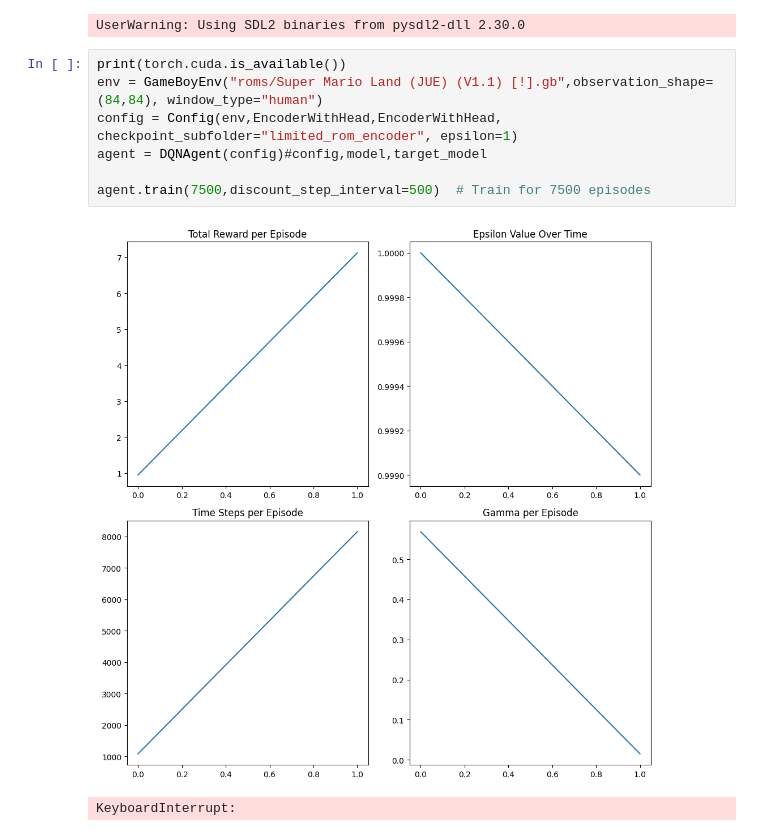
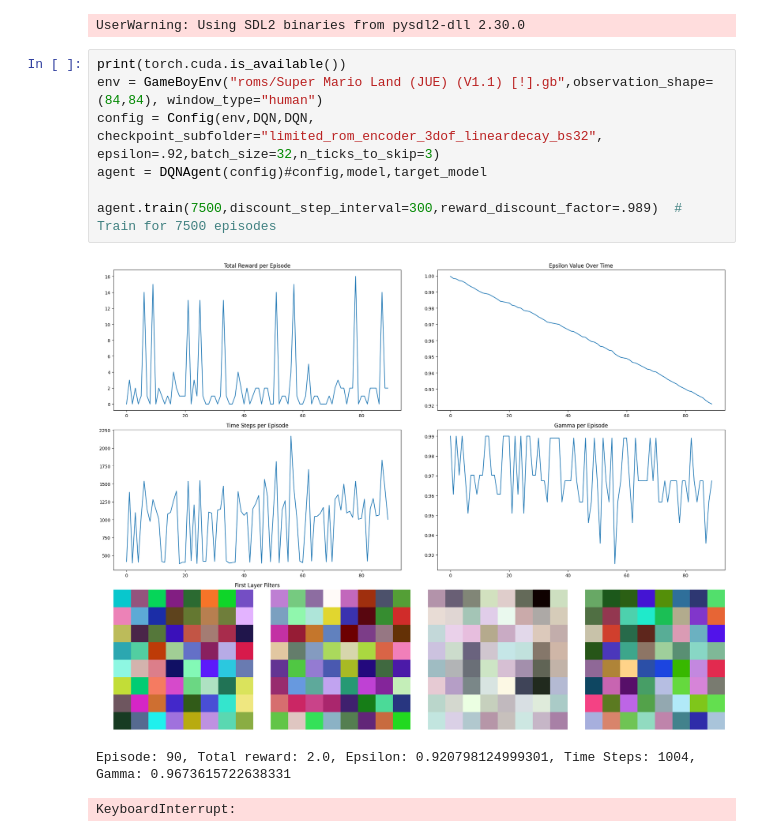
Before and after one commit to oliverkristianfritsche/SuperMarioRL, a Jupyter notebook: run_dqn.ipynb, the cells around one changed output. Cells and saved outputs as stored; diff of their text form.

```diff
--- a/run_dqn.ipynb
+++ b/run_dqn.ipynb
@@ -13,10 +13,11 @@ UserWarning: Using SDL2 binaries from pysdl2-dll 2.30.0
 # %%
 print(torch.cuda.is_available())
 env = GameBoyEnv("roms/Super Mario Land (JUE) (V1.1) [!].gb",observation_shape=(84,84), window_type="human")
-config = Config(env,EncoderWithHead,EncoderWithHead, checkpoint_subfolder="limited_rom_encoder", epsilon=1)
+config = Config(env,DQN,DQN, checkpoint_subfolder="limited_rom_encoder_3dof_lineardecay_bs32", epsilon=.92,batch_size=32,n_ticks_to_skip=3)
 agent = DQNAgent(config)#config,model,target_model
 
-agent.train(7500,discount_step_interval=500)  # Train for 7500 episodes
+agent.train(7500,discount_step_interval=300,reward_discount_factor=.989)  # Train for 7500 episodes
 # %% [output]
-[figure, old version]
+[figure, new version]
-KeyboardInterrupt:
+Episode: 90, Total reward: 2.0, Epsilon: 0.920798124999301, Time Steps: 1004, Gamma: 0.9673615722638331
+KeyboardInterrupt:
```
Also changed, not shown: 6 other files.
